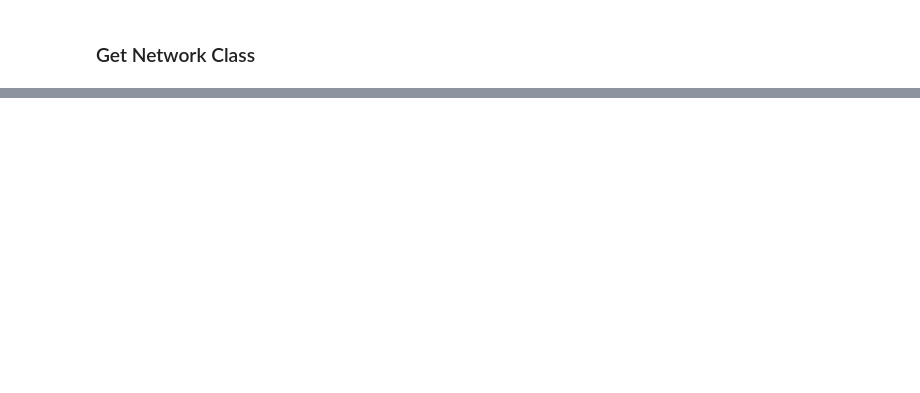
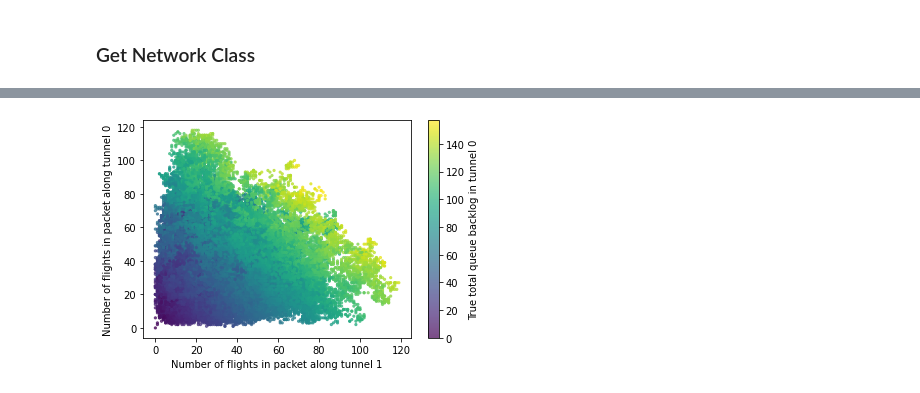
Before and after one commit to SathwikChadaga/underlay-backlog-estimation, a Jupyter notebook: datageneration.ipynb, the cells around one changed output, grey strips where cells are left out. Cells and saved outputs as stored; diff of their text form; code cells hidden in the pictures; blank space fills up the shorter version.

```diff
--- a/datageneration.ipynb
+++ b/datageneration.ipynb
@@ -81,0 +107,8 @@ Shape of total tunnel backlogs (Y) = (10000, 2)
+# %%
+plt.scatter(packets_in_flight_loaded[:, 1], packets_in_flight_loaded[:, 0], c=tunnel_backlogs_loaded[:,1], cmap='viridis', s=5, alpha=0.7)
+plt.xlabel('Number of flights in packet along tunnel 1')
+plt.ylabel('Number of flights in packet along tunnel 0')
+cbar = plt.colorbar()
+cbar.set_label('True total queue backlog in tunnel 0')
+# %% [output]
+[figure, added]
```
Also changed, not shown: parts of 18 cells of this notebook, 1 other file.
